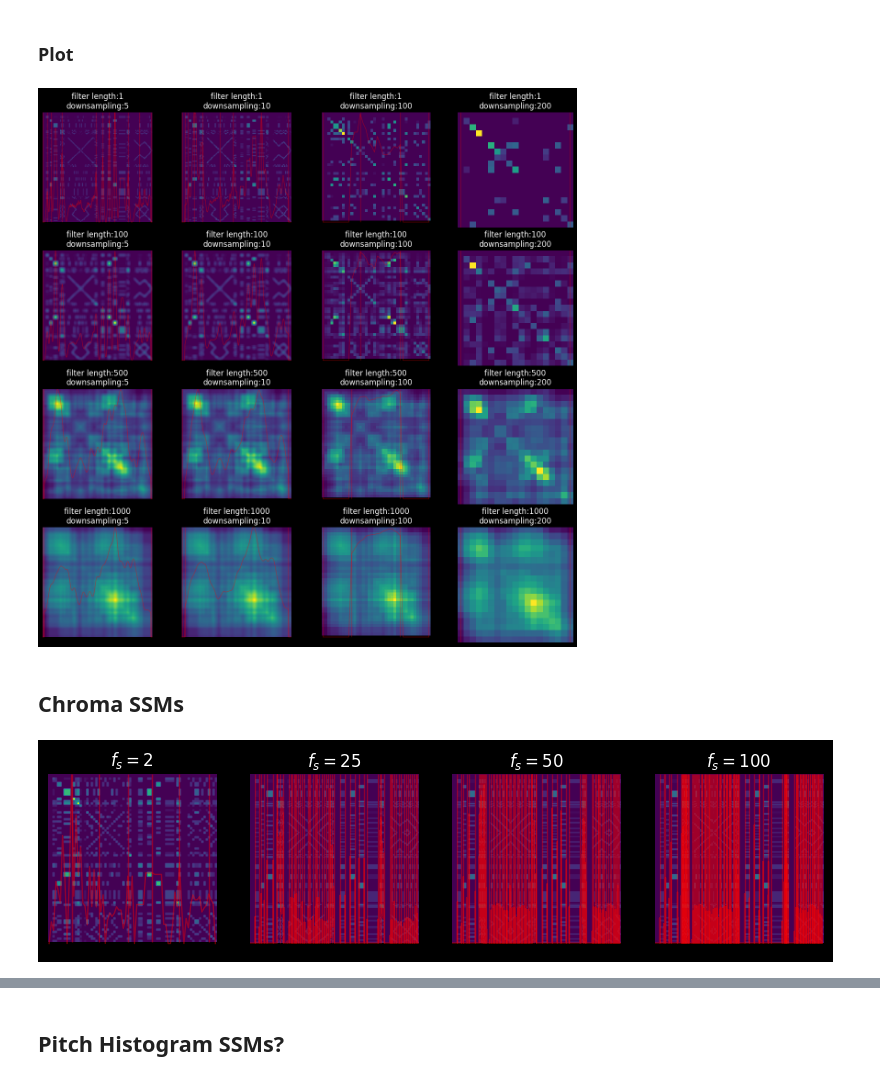
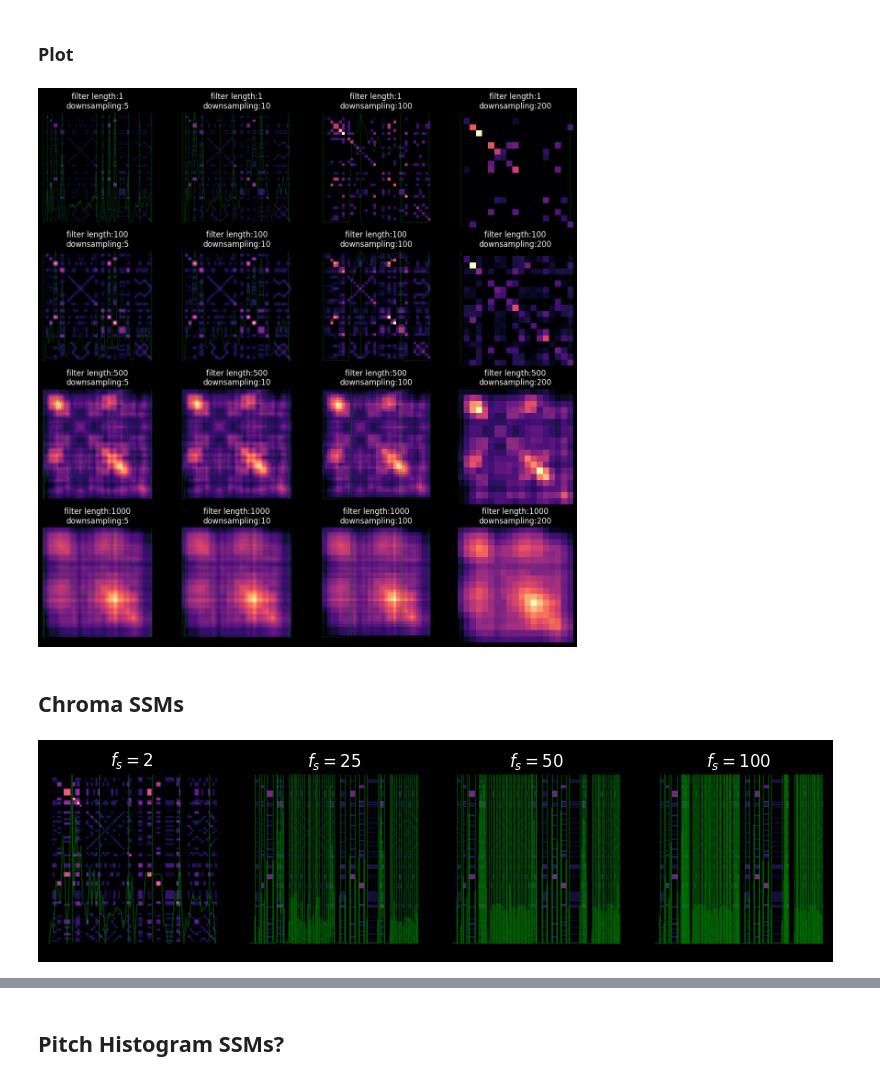
Before and after one commit to finlaymiller/midi_segmentation, a Jupyter notebook: ssm_midi.ipynb, the cells around one changed output, grey strips where cells are left out. Drawn from its saved outputs; the diff is of its cells as text; code cells hidden in the pictures.

```diff
--- a/ssm_midi.ipynb
+++ b/ssm_midi.ipynb
@@ -83,15 +83,15 @@ for i, row in enumerate(axs_peak):
             np.array(range(nov_test.shape[0])),
             {"Thalf": Thalfs[j], "tau": 1.35, "distance": distances[i]},
         )
-        ax.imshow(ssm_test / ssm_test.max())
+        ax.imshow(ssm_test / ssm_test.max(), cmap="magma")
         ax.plot(
             (1 - nov_test / nov_test.max()) * ssm_test.shape[0],
-            "r",
+            "g",
             linewidth=1,
             alpha=0.4,
         )
         ax.vlines(
-            boundary[0], ax.dataLim.y0, ax.dataLim.y1, "r", linewidth=1, alpha=0.4
+            boundary[0], ax.dataLim.y0, ax.dataLim.y1, "g", linewidth=1, alpha=0.4
         )
         ax.axis("off")
         ax.set_title(f"distance: {distances[i]}\nThalf: {Thalfs[j]}")
@@ -104,56 +104,54 @@ plt.show()
 # %%
 fig, axs = plt.subplots(4, 4, figsize=(15, 15))
 
-# fig.suptitle("MIDI SSMs (fl=filter length, ds=downsample)")
-
 for i, row in enumerate(axs):
     for j, ax in enumerate(row):
-        ax.imshow(ssms[i][j] / ssms[i][j].max())  # ssm
+        ax.imshow(ssms[i][j] / ssms[i][j].max(), cmap="magma")  # ssm
         ax.plot(  # novelty curve
             (1 - novs[i][j] / novs[i][j].max()) * ssms[i][j].shape[0],
-            "r",
+            "g",
             linewidth=1,
             alpha=0.4,
         )
         ax.vlines(  # chunk bounds
-            bnds[i][j][0], ax.dataLim.y0, ax.dataLim.y1, "r", linewidth=1, alpha=0.4
+            bnds[i][j][0], ax.dataLim.y0, ax.dataLim.y1, "g", linewidth=1, alpha=0.4
         )
         ax.axis("off")
         ax.set_title(f"filter length:{filter_lens[i]}\ndownsampling:{downsamples[j]}")
 
 plt.show()
 # %% [output]
-[figure, old version]
+[figure, new version]
 # %% [markdown]
 ## Chroma SSMs
 # %%
 fss = [2, 25, 50, 100]
 fig, axs = plt.subplots(1, len(fss), figsize=(10, 16))
 
 for i, fs in enumerate(fss):
     chrom = midi_data.get_chroma(fs)
     ssm_chrom = np.dot(np.transpose(chrom), chrom)
     novelty_curve = ssm_utils.compute_novelty_ssm(ssm_chrom, L=1, exclude=True)
     boundary = ssm_utils.get_boundaries(
         novelty_curve, np.array(range(0, chrom.shape[1]))
     )
 
     # plot
-    axs[i].imshow(ssm_chrom / ssm_chrom.max())
+    axs[i].imshow(ssm_chrom / ssm_chrom.max(), cmap="magma")
     axs[i].vlines(
-        boundary[1], axs[i].dataLim.y0, axs[i].dataLim.y1, "r", linewidth=1, alpha=0.4
+        boundary[1], axs[i].dataLim.y0, axs[i].dataLim.y1, "g", linewidth=1, alpha=0.4
     )
     axs[i].plot(
         (1 - novelty_curve / novelty_curve.max()) * ssm_chrom.shape[0],
-        "r",
+        "g",
         linewidth=1,
         alpha=0.4,
     )
     axs[i].set_title(rf"$f_s={fs}$")
     axs[i].axis("off")
 
 # plt.imshow(ssm_chrom)
 # plt.axis("off")
 plt.show()
 # %% [output]
-[figure, old version]
+[figure, new version]
```
Also changed, not shown: parts of 6 cells of this notebook, 2 other files.
